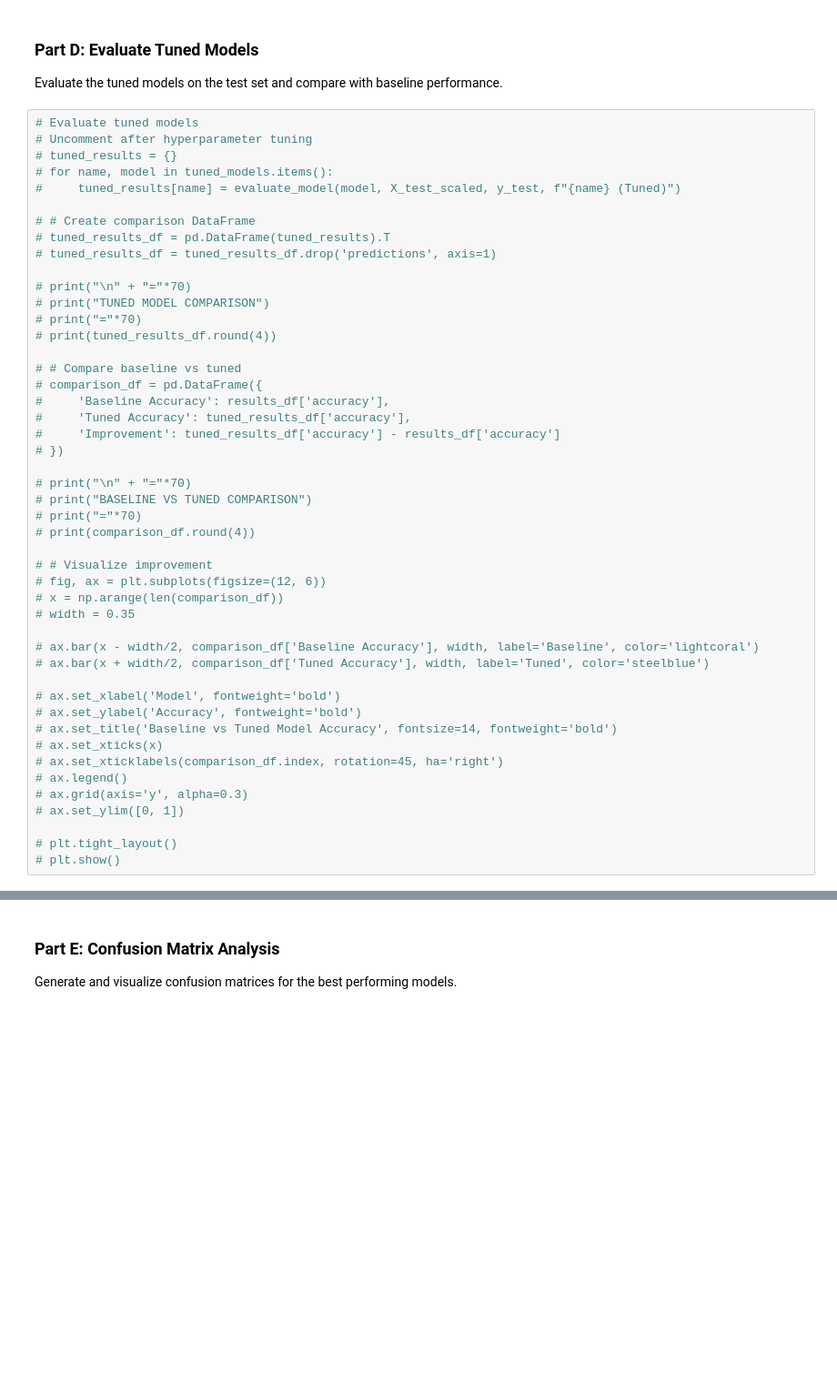
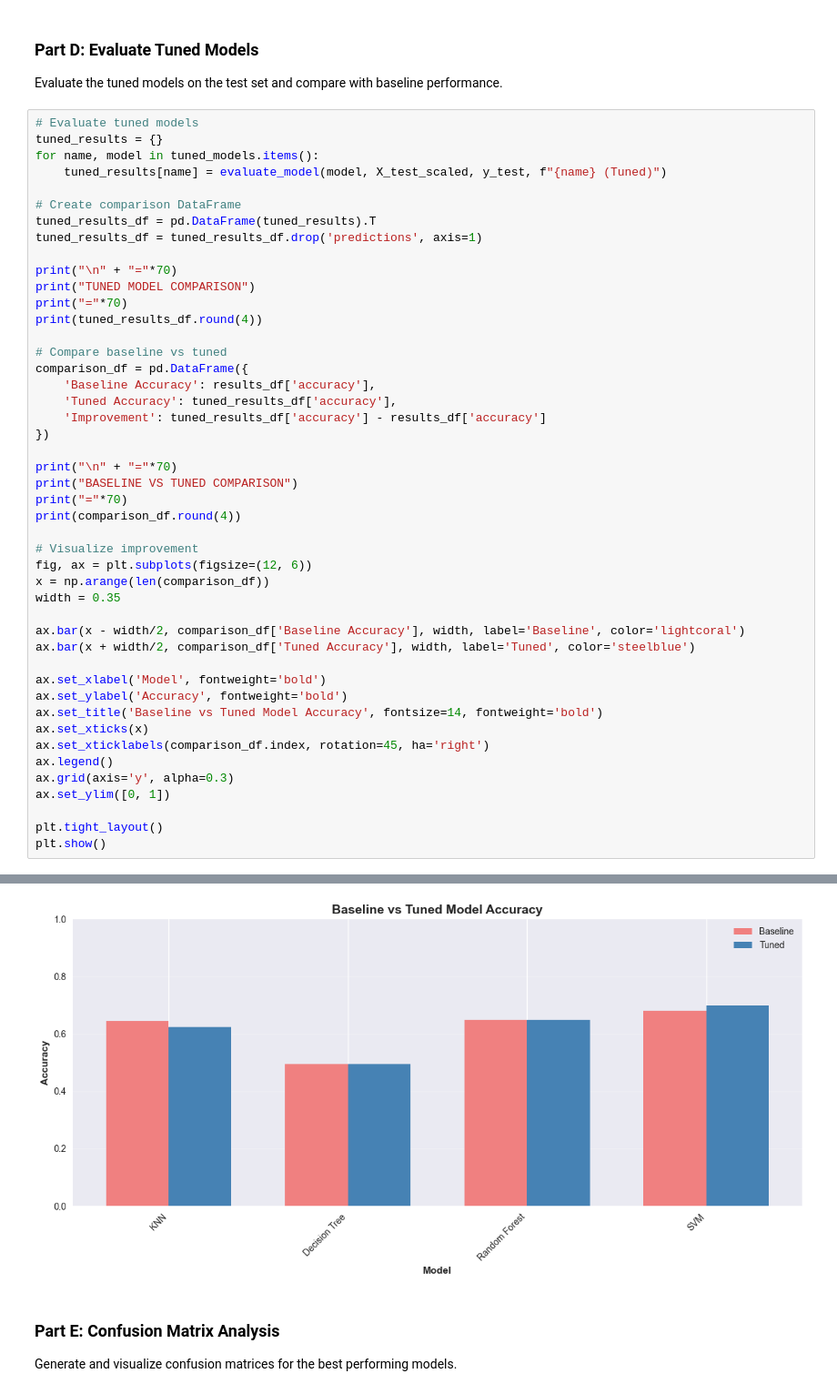
Before and after one commit to Papi-Hokage/music-genre-classification, a Jupyter notebook: Music Genre Final Project.ipynb, the cells around one changed output, grey strips where cells are left out. Shown: that part at 91% size. Saved outputs shown, nothing was run; the diff lists cells and outputs as text; blank space fills up the shorter version.

```diff
--- a/Music Genre Final Project.ipynb
+++ b/Music Genre Final Project.ipynb
@@ -721,48 +842,48 @@ def hyperparameter_tuning(X_train, y_train):
 Evaluate the tuned models on the test set and compare with baseline performance.
 # %%
 # Evaluate tuned models
-# Uncomment after hyperparameter tuning
-# tuned_results = {}
-# for name, model in tuned_models.items():
-#     tuned_results[name] = evaluate_model(model, X_test_scaled, y_test, f"{name} (Tuned)")
+tuned_results = {}
+for name, model in tuned_models.items():
+    tuned_results[name] = evaluate_model(model, X_test_scaled, y_test, f"{name} (Tuned)")
 
-# # Create comparison DataFrame
-# tuned_results_df = pd.DataFrame(tuned_results).T
-# tuned_results_df = tuned_results_df.drop('predictions', axis=1)
+# Create comparison DataFrame
+tuned_results_df = pd.DataFrame(tuned_results).T
+tuned_results_df = tuned_results_df.drop('predictions', axis=1)
 
-# print("\n" + "="*70)
-# print("TUNED MODEL COMPARISON")
-# print("="*70)
-# print(tuned_results_df.round(4))
+print("\n" + "="*70)
+print("TUNED MODEL COMPARISON")
+print("="*70)
+print(tuned_results_df.round(4))
 
-# # Compare baseline vs tuned
-# comparison_df = pd.DataFrame({
-#     'Baseline Accuracy': results_df['accuracy'],
-#     'Tuned Accuracy': tuned_results_df['accuracy'],
-#     'Improvement': tuned_results_df['accuracy'] - results_df['accuracy']
-# })
+# Compare baseline vs tuned
+comparison_df = pd.DataFrame({
+    'Baseline Accuracy': results_df['accuracy'],
+    'Tuned Accuracy': tuned_results_df['accuracy'],
+    'Improvement': tuned_results_df['accuracy'] - results_df['accuracy']
+})
 
-# print("\n" + "="*70)
-# print("BASELINE VS TUNED COMPARISON")
-# print("="*70)
-# print(comparison_df.round(4))
+print("\n" + "="*70)
+print("BASELINE VS TUNED COMPARISON")
+print("="*70)
+print(comparison_df.round(4))
 
-# # Visualize improvement
-# fig, ax = plt.subplots(figsize=(12, 6))
-# x = np.arange(len(comparison_df))
-# width = 0.35
+# Visualize improvement
+fig, ax = plt.subplots(figsize=(12, 6))
+x = np.arange(len(comparison_df))
+width = 0.35
 
-# ax.bar(x - width/2, comparison_df['Baseline Accuracy'], width, label='Baseline', color='lightcoral')
-# ax.bar(x + width/2, comparison_df['Tuned Accuracy'], width, label='Tuned', color='steelblue')
+ax.bar(x - width/2, comparison_df['Baseline Accuracy'], width, label='Baseline', color='lightcoral')
+ax.bar(x + width/2, comparison_df['Tuned Accuracy'], width, label='Tuned', color='steelblue')
 
-# ax.set_xlabel('Model', fontweight='bold')
-# ax.set_ylabel('Accuracy', fontweight='bold')
-# ax.set_title('Baseline vs Tuned Model Accuracy', fontsize=14, fontweight='bold')
-# ax.set_xticks(x)
-# ax.set_xticklabels(comparison_df.index, rotation=45, ha='right')
-# ax.legend()
-# ax.grid(axis='y', alpha=0.3)
-# ax.set_ylim([0, 1])
+ax.set_xlabel('Model', fontweight='bold')
+ax.set_ylabel('Accuracy', fontweight='bold')
+ax.set_title('Baseline vs Tuned Model Accuracy', fontsize=14, fontweight='bold')
+ax.set_xticks(x)
+ax.set_xticklabels(comparison_df.index, rotation=45, ha='right')
+ax.legend()
+ax.grid(axis='y', alpha=0.3)
+ax.set_ylim([0, 1])
 
-# plt.tight_layout()
-# plt.show()
+plt.tight_layout()
+plt.show()
+# %% [output]
@@ -769,3 +907,4 @@ Evaluate the tuned models on the test set and compare with baseline performance.
+[figure, added]
 # %% [markdown]
 ### Part E: Confusion Matrix Analysis
 
```
Also changed, not shown: parts of 20 cells of this notebook, 3 other files.
